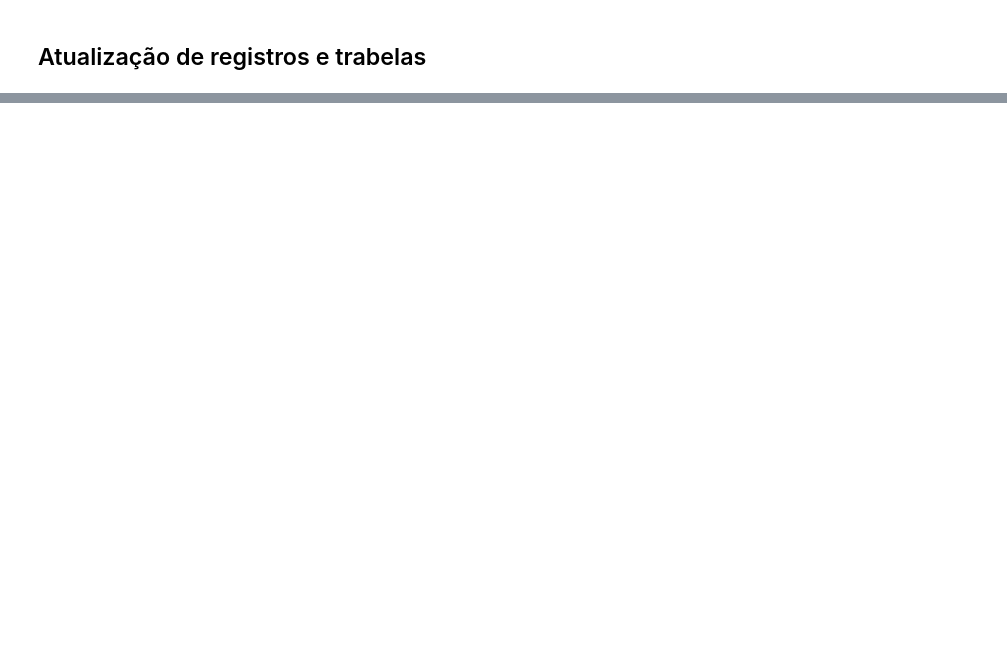
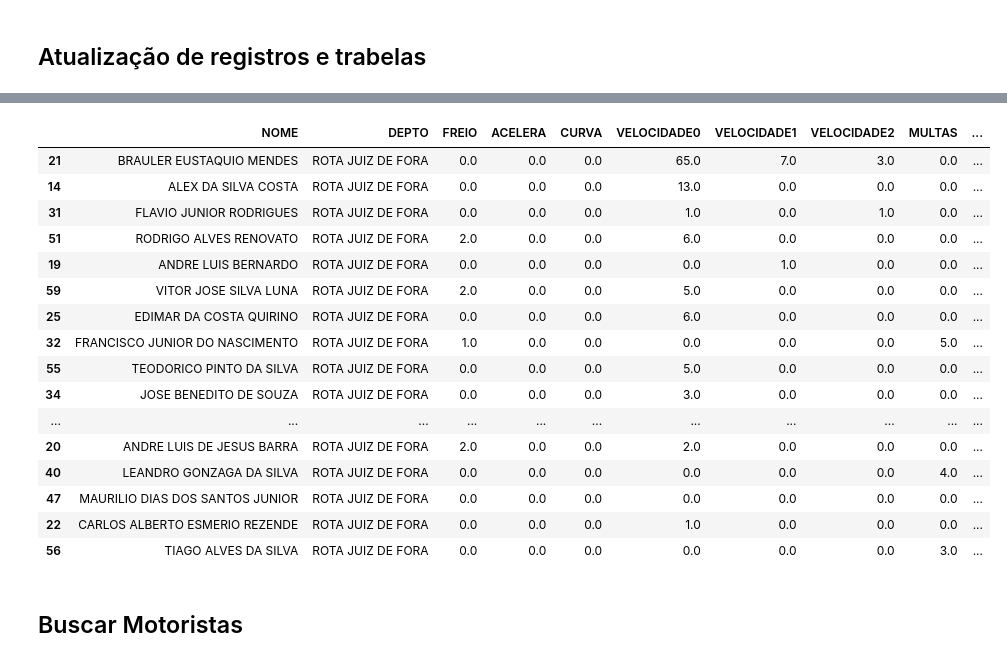
Before and after one commit to cruzandersom/prontuario_condutor, a Jupyter notebook: importacao_dados_prontuario.ipynb, the cells around one changed output, grey strips where cells are left out. Saved outputs shown, nothing was run; the diff lists cells and outputs as text; code cells hidden in the pictures; blank space fills up the shorter version.

Commit message:
dados geradores otif

```diff
--- a/importacao_dados_prontuario.ipynb
+++ b/importacao_dados_prontuario.ipynb
@@ -1,6 +1,9 @@
 # %% [markdown]
 ## Importação dos módulos necessários
 # %%
+# usada para manipulação de arquivos de sistema operacional
+import os
+
 # importando conexão com banco de dados pyodbc
 import pyodbc
 
@@ -8,7 +11,7 @@ import pyodbc
 import pandas as pd
 
 # alterando número de linhas
-pd.set_option('display.max_rows', 200)
+pd.set_option('display.max_rows', 300)
 
 # alterando número de colunas
 pd.set_option('display.max_columns', 70)
@@ -18,3 +21,6 @@ import openpyxl
 
 # modulo pára leitura de arquivos excel
 import xlrd
+
+# importando datetime
+from datetime import date, timedelta
@@ -210,0 +406,28 @@ executa_sql(sql)
+# %%
+
+# Exibição do prontuário com nomes dos motoristas
+pd.read_sql(sql="select * from qry_prontuario_condutor_classificado'",
+            con=conexao_banco_de_dados()).\
+fillna(0).\
+sort_values(by='SOMA_PONTOS', ascending = False).\
+head(20)
+# %% [output]
+|  | NOME | DEPTO | FREIO | ACELERA | CURVA | VELOCIDADE0 | VELOCIDADE1 | VELOCIDADE2 | MULTAS | ... |
+| 21 | BRAULER EUSTAQUIO MENDES | ROTA JUIZ DE FORA | 0.0 | 0.0 | 0.0 | 65.0 | 7.0 | 3.0 | 0.0 | ... |
+| 14 | ALEX DA SILVA COSTA | ROTA JUIZ DE FORA | 0.0 | 0.0 | 0.0 | 13.0 | 0.0 | 0.0 | 0.0 | ... |
+| 31 | FLAVIO JUNIOR RODRIGUES | ROTA JUIZ DE FORA | 0.0 | 0.0 | 0.0 | 1.0 | 0.0 | 1.0 | 0.0 | ... |
+| 51 | RODRIGO ALVES RENOVATO | ROTA JUIZ DE FORA | 2.0 | 0.0 | 0.0 | 6.0 | 0.0 | 0.0 | 0.0 | ... |
+| 19 | ANDRE LUIS BERNARDO | ROTA JUIZ DE FORA | 0.0 | 0.0 | 0.0 | 0.0 | 1.0 | 0.0 | 0.0 | ... |
+| 59 | VITOR JOSE SILVA LUNA | ROTA JUIZ DE FORA | 2.0 | 0.0 | 0.0 | 5.0 | 0.0 | 0.0 | 0.0 | ... |
+| 25 | EDIMAR DA COSTA QUIRINO | ROTA JUIZ DE FORA | 0.0 | 0.0 | 0.0 | 6.0 | 0.0 | 0.0 | 0.0 | ... |
+| 32 | FRANCISCO JUNIOR DO NASCIMENTO | ROTA JUIZ DE FORA | 1.0 | 0.0 | 0.0 | 0.0 | 0.0 | 0.0 | 5.0 | ... |
+| 55 | TEODORICO PINTO DA SILVA | ROTA JUIZ DE FORA | 0.0 | 0.0 | 0.0 | 5.0 | 0.0 | 0.0 | 0.0 | ... |
+| 34 | JOSE BENEDITO DE SOUZA | ROTA JUIZ DE FORA | 0.0 | 0.0 | 0.0 | 3.0 | 0.0 | 0.0 | 0.0 | ... |
+| ... | ... | ... | ... | ... | ... | ... | ... | ... | ... | ... |
+| 20 | ANDRE LUIS DE JESUS BARRA | ROTA JUIZ DE FORA | 2.0 | 0.0 | 0.0 | 2.0 | 0.0 | 0.0 | 0.0 | ... |
+| 40 | LEANDRO GONZAGA DA SILVA | ROTA JUIZ DE FORA | 0.0 | 0.0 | 0.0 | 0.0 | 0.0 | 0.0 | 4.0 | ... |
+| 47 | MAURILIO DIAS DOS SANTOS JUNIOR | ROTA JUIZ DE FORA | 0.0 | 0.0 | 0.0 | 0.0 | 0.0 | 0.0 | 0.0 | ... |
+| 22 | CARLOS ALBERTO ESMERIO REZENDE | ROTA JUIZ DE FORA | 0.0 | 0.0 | 0.0 | 1.0 | 0.0 | 0.0 | 0.0 | ... |
+| 56 | TIAGO ALVES DA SILVA | ROTA JUIZ DE FORA | 0.0 | 0.0 | 0.0 | 0.0 | 0.0 | 0.0 | 3.0 | ... |
+# %% [markdown]
+## Buscar Motoristas
```
Also changed, not shown: parts of 28 cells of this notebook, 1 other file.
